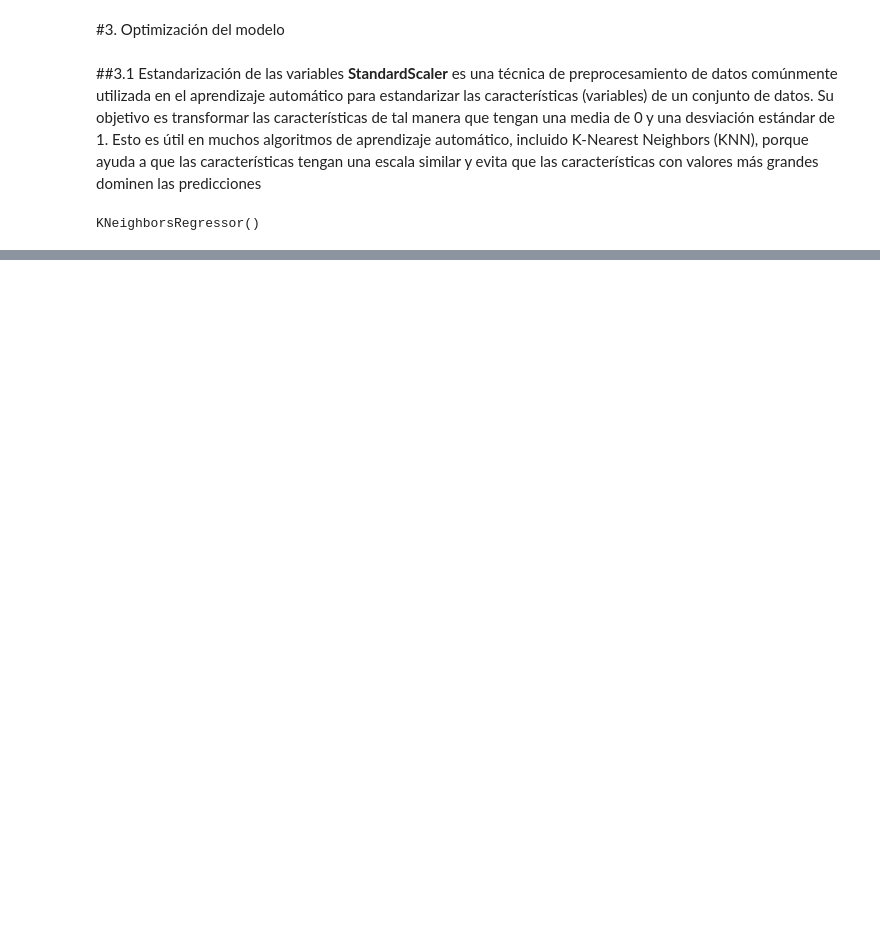
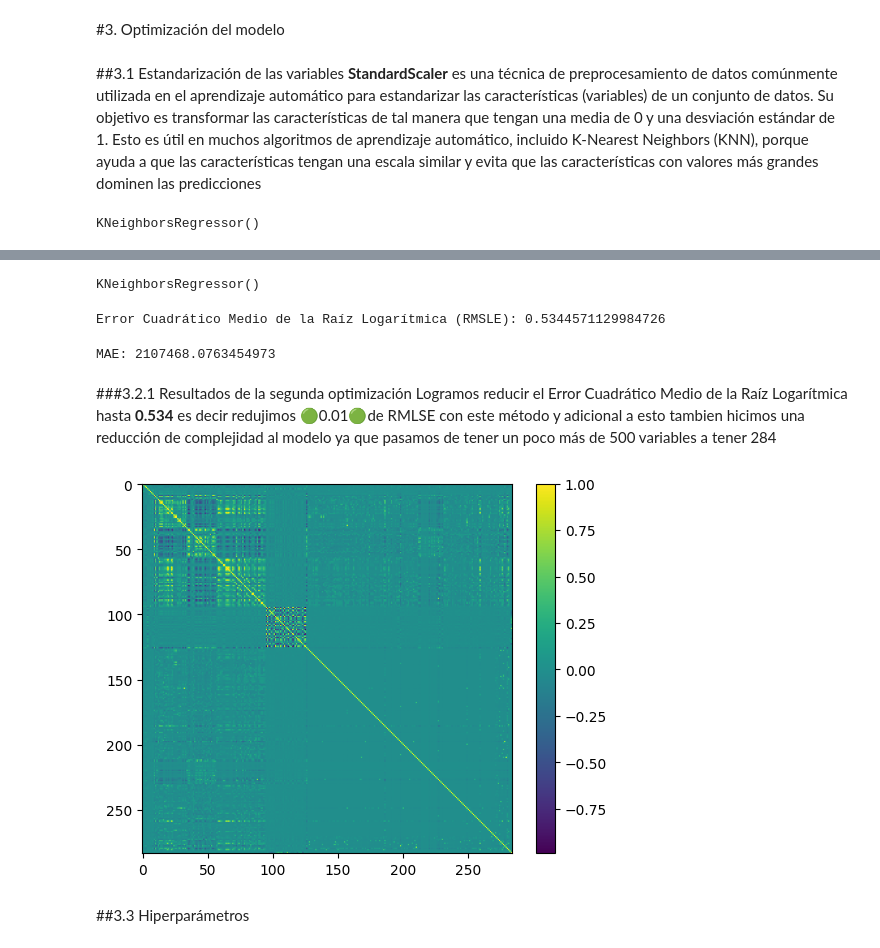
Before and after one commit to jadercaro/Mercado-inmobiliario-ruso-de-Sberbank, a Jupyter notebook: 03_Modelo_KNN.ipynb, the cells around one changed output, grey strips where cells are left out. Drawn from its saved outputs; the diff is of its cells as text; code cells hidden in the pictures; blank space fills up the shorter version.

Commit message:
hiperparámetros

```diff
--- a/03_Modelo_KNN.ipynb
+++ b/03_Modelo_KNN.ipynb
@@ -104,0 +137,24 @@ MAE: 2417394.1506957207
+# %%
+correlation_matrix = df.corr()
+
+# Crear un DataFrame para almacenar las variables seleccionadas
+selected_variables = pd.DataFrame()
+
+# Iterar sobre las columnas de la matriz de correlación
+for column in df.columns:
+    # Filtrar las variables con correlación mayor al 70%
+    correlated_variables = correlation_matrix[column][(correlation_matrix[column] > 0.6) & (correlation_matrix[column] < 1)].index.tolist()
+
+    # Si hay variables correlacionadas, seleccionar la que tiene mayor correlación con 'price_doc'
+    if correlated_variables:
+        max_corr_variable = max(correlated_variables, key=lambda x: abs(correlation_matrix['price_doc'][x]))
+        selected_variables[max_corr_variable] = df[max_corr_variable]
+    else:
+        # Si no hay variables correlacionadas, agregar la variable tal cual
+        selected_variables[column] = df[column]
+
+# Agregar la variable objetivo 'price_doc'
+selected_variables['price_doc'] = df['price_doc']
+
+# Ahora, 'selected_variables' contiene solo las variables deseadas.
+selected_variables
@@ -104,0 +179,28 @@ MAE: 2417394.1506957207
+# %%
+knn.fit(X_train, y_train)
+# %% [output]
+KNeighborsRegressor()
+# %%
+y_pred = knn.predict(X_val)
+rmsle = sqrt(mean_squared_log_error(y_val, y_pred))
+print(f'Error Cuadrático Medio de la Raíz Logarítmica (RMSLE): {rmsle}')
+# %% [output]
+Error Cuadrático Medio de la Raíz Logarítmica (RMSLE): 0.5344571129984726
+# %%
+mae = mean_absolute_error(y_val, y_pred)
+print("MAE:", mae)
+# %% [output]
+MAE: 2107468.0763454973
+# %% [markdown]
+###3.2.1 Resultados de la segunda optimización
+Logramos reducir el Error Cuadrático Medio de la Raíz Logarítmica hasta **0.534** es decir redujimos 🟢0.01🟢de RMLSE con este método y adicional a esto tambien hicimos una reducción de complejidad al modelo ya que pasamos de tener un poco más de 500 variables a tener 284
+# %%
+m=selected_variables.corr()
+# %%
+plt.imshow(m.values)
+plt.colorbar()
+plt.show()
+# %% [output]
+[figure, added]
+# %% [markdown]
+##3.3 Hiperparámetros
```
Also changed, not shown: parts of 32 cells of this notebook.
